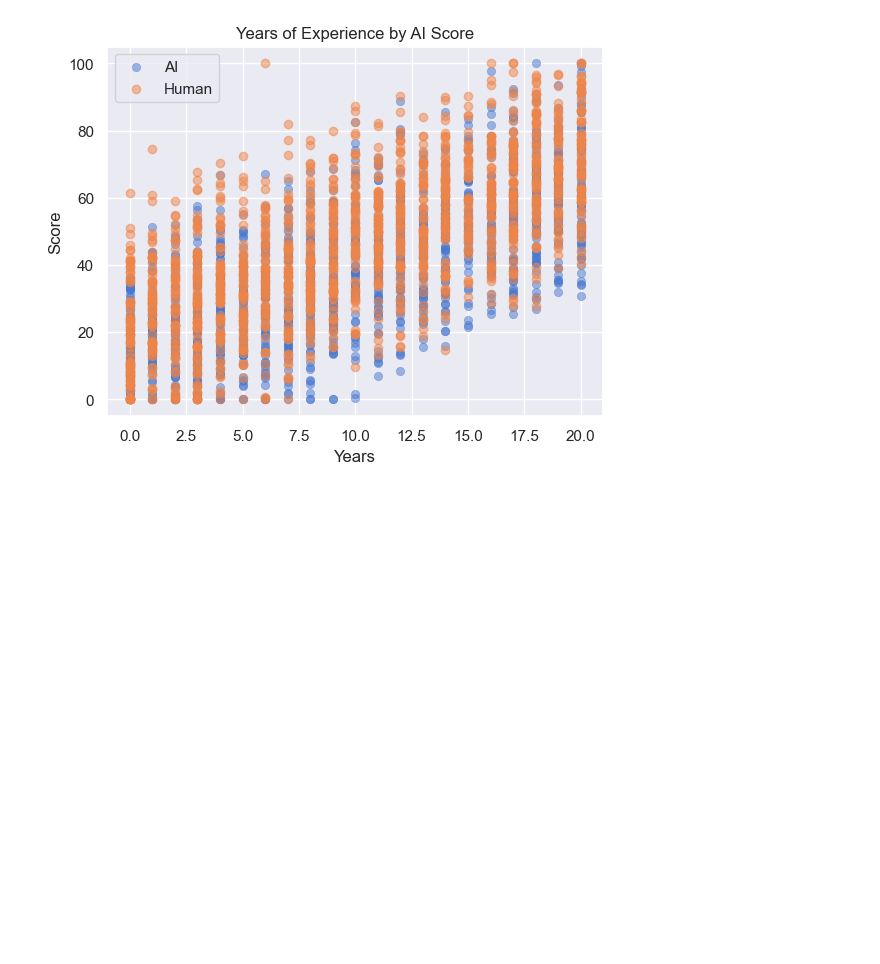
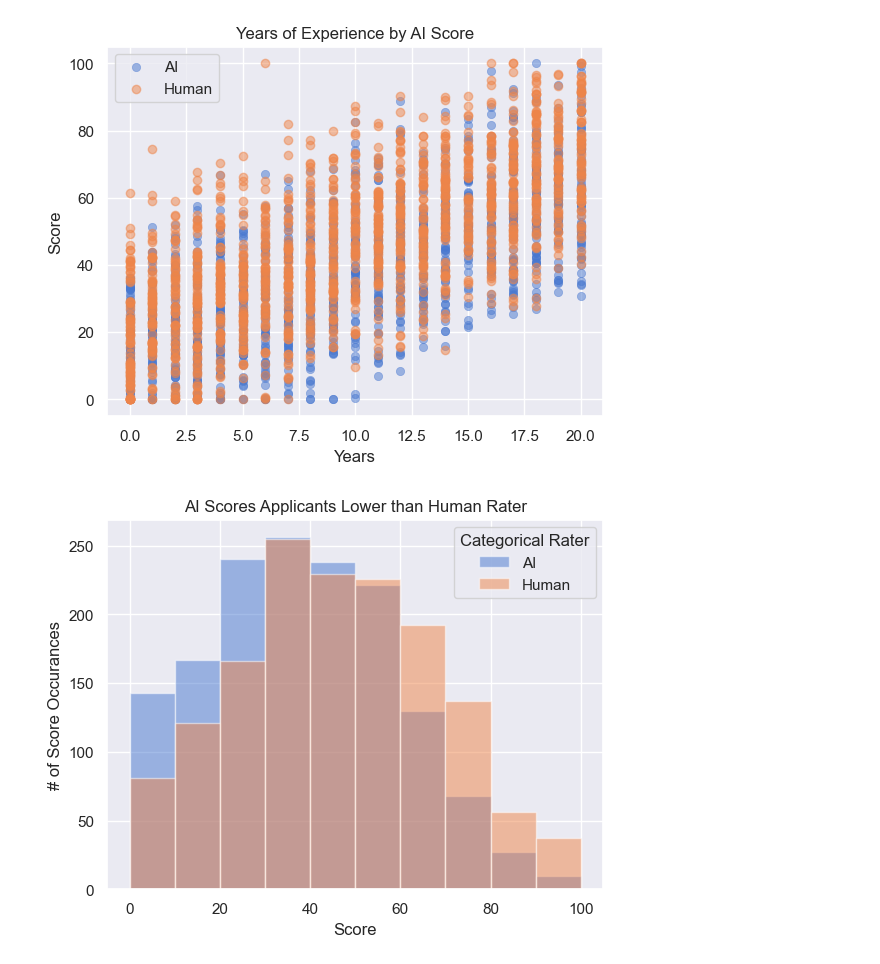
Before and after one commit to hkmp1303/hiring-fairness-audit-analysis, a Jupyter notebook: notebook.ipynb, the cells around one changed output. Cells and saved outputs as stored; diff of their text form; code cells hidden in the pictures; blank space fills up the shorter version.

```diff
--- a/notebook.ipynb
+++ b/notebook.ipynb
@@ -60,3 +85,14 @@ plt.grid(True)
 plt.show()
 # %% [output]
 [figure]
+# %%
+plt.hist(df["AI_Score"], alpha=0.5, label="AI")
+plt.hist(df["Human_Score"], alpha=0.5, label="Human")
+plt.xlabel("Score")
+plt.ylabel("# of Score Occurances")
+plt.legend(title="Categorical Rater")
+plt.title("AI Scores Applicants Lower than Human Rater")
+plt.grid(True)
+plt.show()
+# %% [output]
+[figure, added]
```
Also changed, not shown: parts of 5 cells of this notebook.
